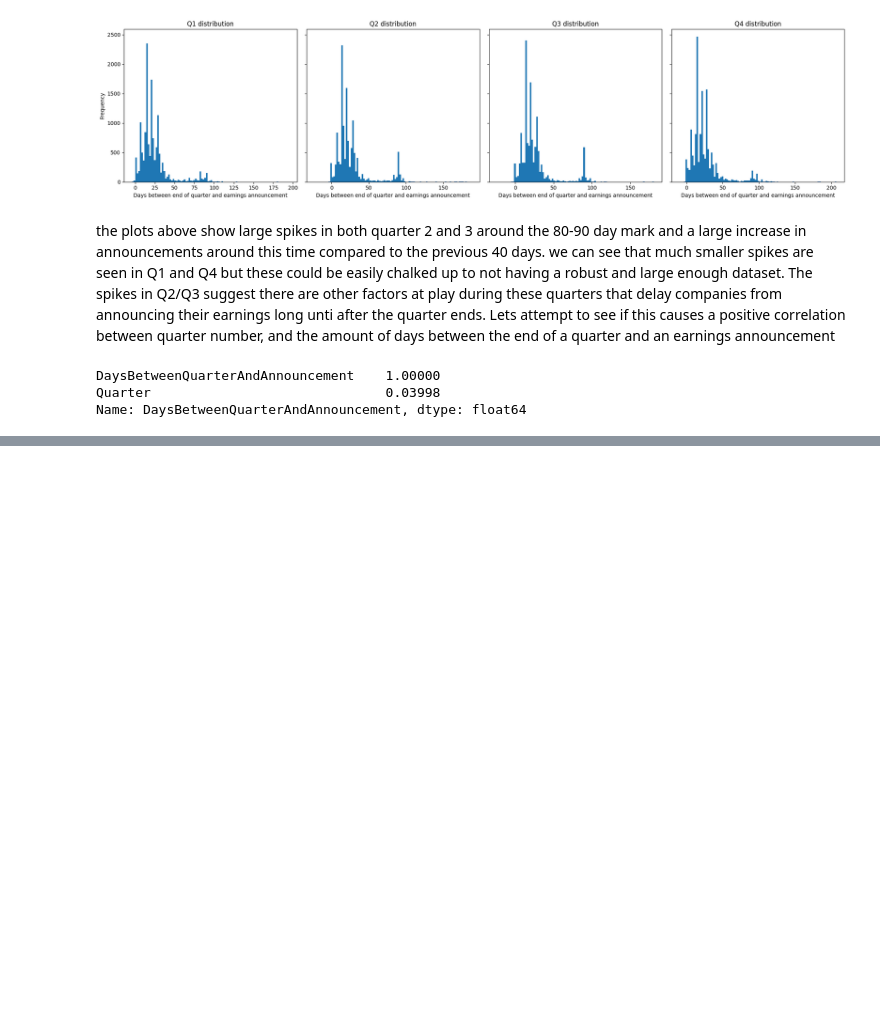
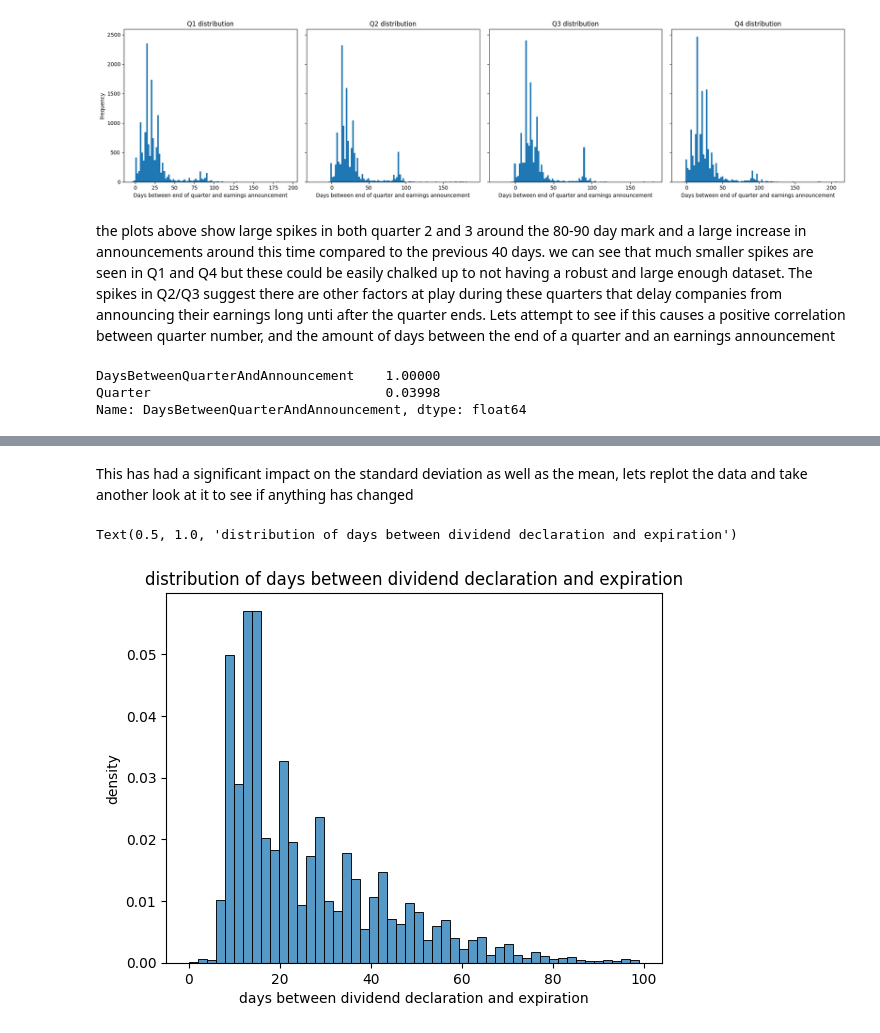
Before and after one commit to Barak-Horowitz/Walleye-Capital-Case-Study, a Jupyter notebook: dividendPrediction.ipynb, the cells around one changed output, grey strips where cells are left out. Drawn from its saved outputs; the diff is of its cells as text; code cells hidden in the pictures; blank space fills up the shorter version.

```diff
--- a/dividendPrediction.ipynb
+++ b/dividendPrediction.ipynb
@@ -329,0 +377,3 @@ the correlation coefficiant is around 0.04 suggesting little to no correlation b
+# %%
+cleaned_dividend_df = cleaned_dividend_df[(cleaned_dividend_df['DaysBetweenDivDecAndEx'] >= 0) & (cleaned_dividend_df['DaysBetweenDivDecAndEx'] < 100)]
+cleaned_dividend_df['DaysBetweenDivDecAndEx'].describe()
@@ -329,0 +390,12 @@ the correlation coefficiant is around 0.04 suggesting little to no correlation b
+# %% [markdown]
+This has had a significant impact on the standard deviation as well as the mean, lets replot the data and take another look at it to see if anything has changed
+# %%
+# plotting distribution of days between dividend declaration and expiration
+num_bins = 50
+sns.histplot(data=cleaned_dividend_df, x='DaysBetweenDivDecAndEx', bins=num_bins, stat="density")
+plt.xlabel('days between dividend declaration and expiration')
+plt.ylabel('density')
+plt.title('distribution of days between dividend declaration and expiration')
+# %% [output]
+Text(0.5, 1.0, 'distribution of days between dividend declaration and expiration')
+[figure, added]
```
Also changed, not shown: parts of 31 cells of this notebook.
